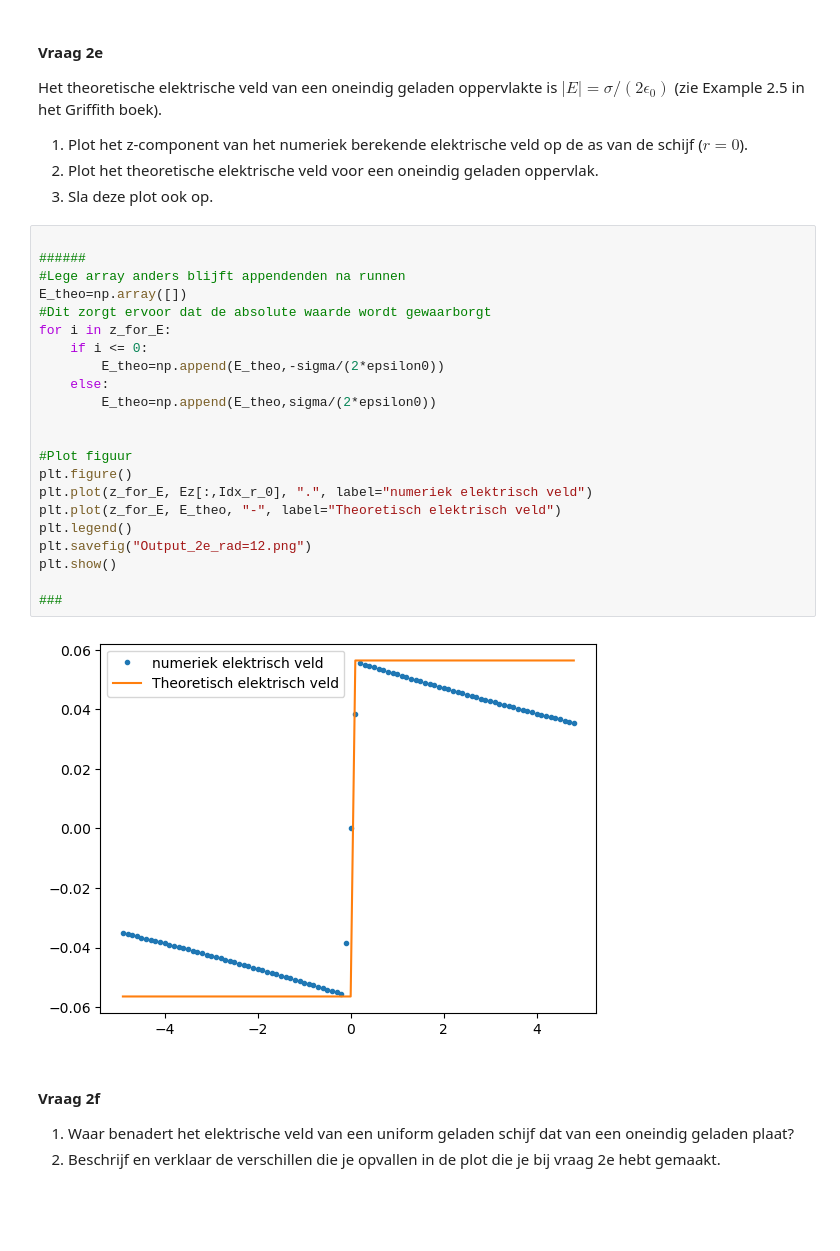
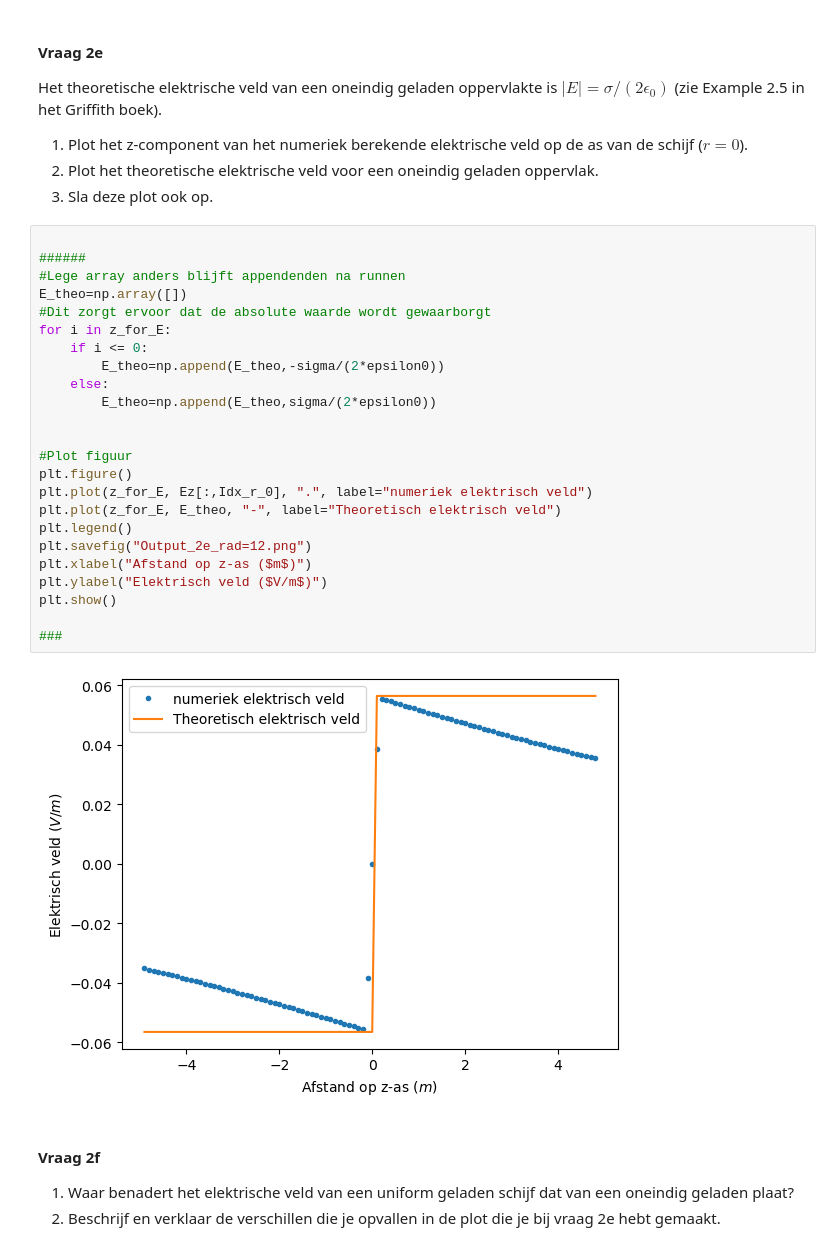
Before and after one commit to nvmeurs06/opdrachten-DEF-D, a Jupyter notebook: DigitaleOntwerpopdrachten/1CondensatorOpdracht/CondensatorOntwerpopdracht.ipynb, the cells around one changed output. Drawn from its saved outputs; the diff is of its cells as text; blank space fills up the shorter version.

```diff
--- a/DigitaleOntwerpopdrachten/1CondensatorOpdracht/CondensatorOntwerpopdracht.ipynb
+++ b/DigitaleOntwerpopdrachten/1CondensatorOpdracht/CondensatorOntwerpopdracht.ipynb
@@ -297,27 +303,29 @@ Het theoretische elektrische veld van een oneindig geladen oppervlakte is $|E| =
 # %%
 
 ######
 #Lege array anders blijft appendenden na runnen
 E_theo=np.array([])
 #Dit zorgt ervoor dat de absolute waarde wordt gewaarborgt
 for i in z_for_E:
     if i <= 0:
         E_theo=np.append(E_theo,-sigma/(2*epsilon0))
     else:
         E_theo=np.append(E_theo,sigma/(2*epsilon0))
 
 
 #Plot figuur
 plt.figure()
 plt.plot(z_for_E, Ez[:,Idx_r_0], ".", label="numeriek elektrisch veld")
 plt.plot(z_for_E, E_theo, "-", label="Theoretisch elektrisch veld")
 plt.legend()
 plt.savefig("Output_2e_rad=12.png")
+plt.xlabel("Afstand op z-as ($m$)")
+plt.ylabel("Elektrisch veld ($V/m$)")
 plt.show()
 
 ###
 # %% [output]
-[figure, old version]
+[figure, new version]
 # %% [markdown]
 #### Vraag 2f
 1. Waar benadert het elektrische veld van een uniform geladen schijf dat van een oneindig geladen plaat?
```
Also changed, not shown: parts of 6 cells of this notebook.
